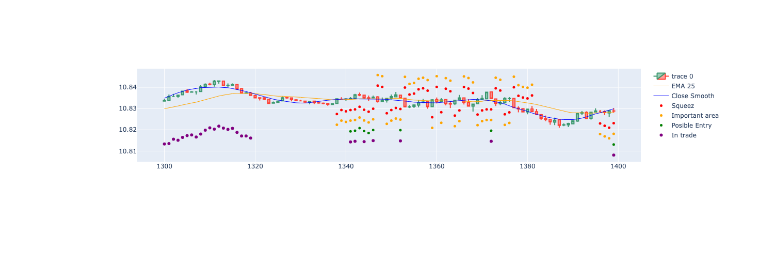
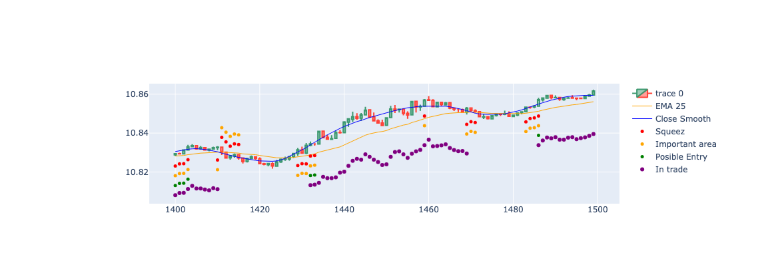
Before and after one commit to gastoncs/jupyter-docker, a Jupyter notebook: app/src/trade/squeez/backtest/backtest_EURUSD.ipynb, the cells around one changed output. Cells and saved outputs as stored; diff of their text form; code cells hidden in the pictures; blank space fills up the shorter version.

```diff
--- a/app/src/trade/squeez/backtest/backtest_EURUSD.ipynb
+++ b/app/src/trade/squeez/backtest/backtest_EURUSD.ipynb
@@ -114,7 +114,7 @@ with pd.option_context("mode.copy_on_write", True):
 import plotly.graph_objects as go
 import plotly.express as px
 
-dfpl = result[1300:1400]
+dfpl = result[1400:1500]
 
 fig = go.Figure(
     data=[
@@ -122,31 +122,31 @@ fig = go.Figure(
             x=dfpl['bar'],
             open=round(dfpl['open']*10,4),
             high=round(dfpl['high']*10,4),
             low=round(dfpl['low']*10,4),
             close=round(dfpl['close']*10,4)
         ),
         go.Scatter(
             x=dfpl['bar'],
             y=round(dfpl['ema25']*10,4),
             line=dict(color='orange', width=1),
             name="EMA 25"),
         go.Scatter(
             x=dfpl['bar'],
             y=round(dfpl['close_smooth']*10,4),
             line=dict(color='blue', width=1),
             name="Close Smooth")
     ]
 )
 
 fig.add_scatter(x=dfpl['bar'], y=dfpl['squezzeArea'], mode="markers", marker=dict(size=5, color="red"), name="Squeez")
 fig.add_scatter(x=dfpl['bar'], y=dfpl['squeezeCloseToEmaArea'], mode="markers", marker=dict(size=5, color="orange"), name="Important area")
 fig.add_scatter(x=dfpl['bar'], y=dfpl['posibleEntry'], mode="markers", marker=dict(size=5, color="green"), name="Posible Entry")
 fig.add_scatter(x=dfpl['bar'], y=dfpl['positionArea'], mode="markers", marker=dict(size=6, color="purple"), name="In trade")
 
 fig.update_layout(
     xaxis_rangeslider_visible=False
 )
 
 fig.show()
 # %% [output]
-[figure, old version]
+[figure, new version]
```
Also changed, not shown: 1 other file.
